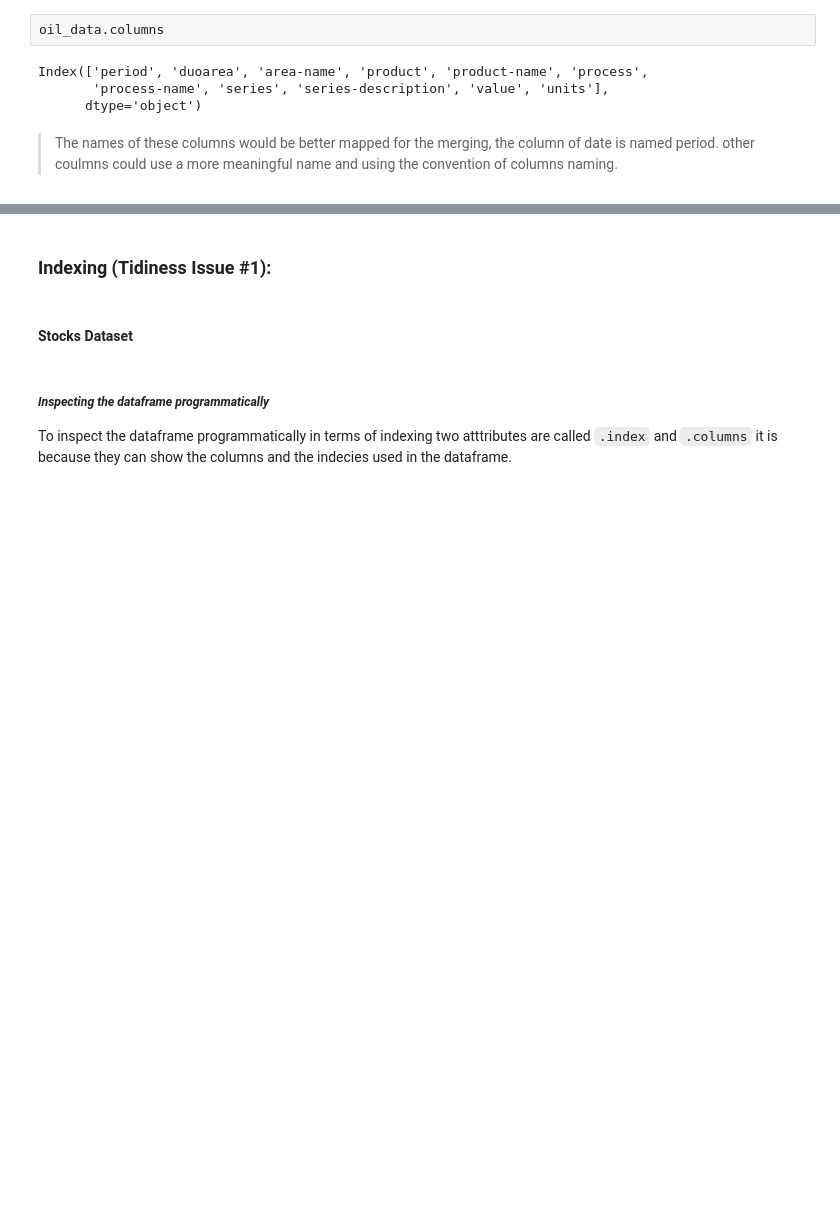
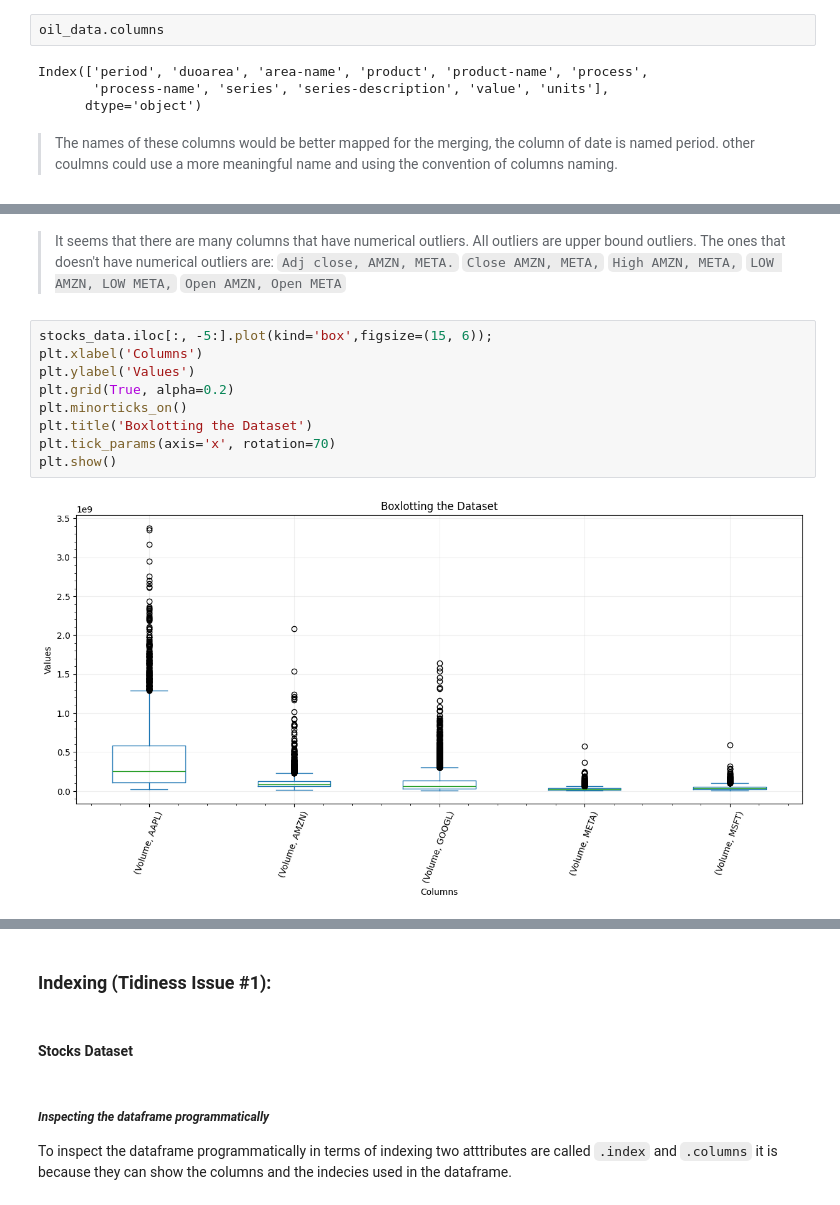
Before and after one commit to sondosaabed/Oil-vs-BigTech-stock-investigation, a Jupyter notebook: oil-bigTechCompanies-investigation.ipynb, the cells around one changed output, grey strips where cells are left out. Drawn from its saved outputs; the diff is of its cells as text; blank space fills up the shorter version.

```diff
--- a/oil-bigTechCompanies-investigation.ipynb
+++ b/oil-bigTechCompanies-investigation.ipynb
@@ -492,0 +511,14 @@ Index(['period', 'duoarea', 'area-name', 'product', 'product-name', 'process',
+# %% [markdown]
+> It seems that there are many columns that have numerical outliers. All outliers are upper bound outliers.
+> The ones that doesn't have numerical outliers are: `Adj close, AMZN, META.` `Close AMZN, META,` `High AMZN, META,` `LOW AMZN, LOW META,` `Open AMZN, Open META`
+# %%
+stocks_data.iloc[:, -5:].plot(kind='box',figsize=(15, 6));
+plt.xlabel('Columns')
+plt.ylabel('Values')
+plt.grid(True, alpha=0.2)
+plt.minorticks_on()
+plt.title('Boxlotting the Dataset')
+plt.tick_params(axis='x', rotation=70)
+plt.show()
+# %% [output]
+[figure, added]
```
Also changed, not shown: parts of 16 cells of this notebook.
